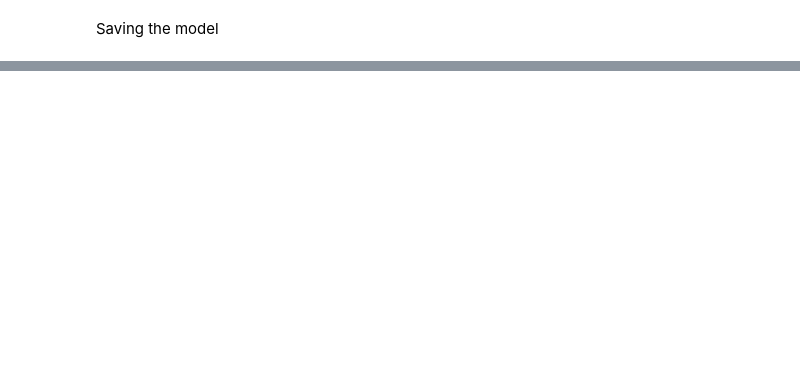
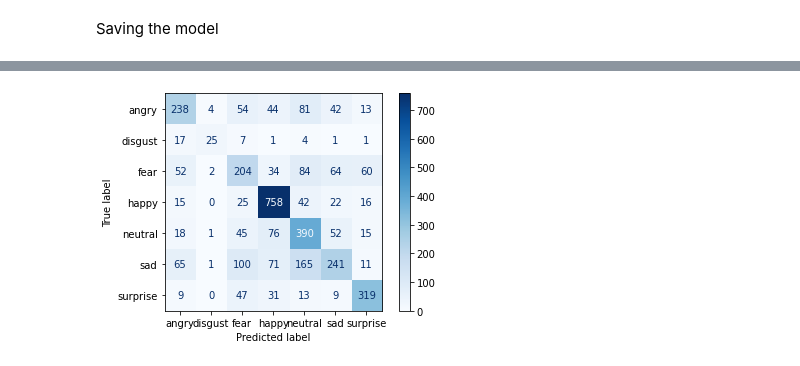
Before and after one commit to ahmedlaouar/face-emotion, a Jupyter notebook: face_emotion_model.ipynb, the cells around one changed output, grey strips where cells are left out. Cells and saved outputs as stored; diff of their text form; code cells hidden in the pictures; blank space fills up the shorter version.

```diff
--- a/face_emotion_model.ipynb
+++ b/face_emotion_model.ipynb
@@ -370,0 +379,7 @@ np.save("history", history.history)
+# %%
+from sklearn.metrics import classification_report
+y_pred = model.predict(data_test)
+labels_pred = np.argmax(y_pred, axis = 1)
+labels_testC = [dataset_Classes[i] for i in labels_test]
+labels_predC = [dataset_Classes[i] for i in labels_pred]
+print(classification_report(y_true=labels_testC, y_pred=labels_predC))
@@ -370,0 +400,8 @@ np.save("history", history.history)
+# %%
+from sklearn.metrics import confusion_matrix, ConfusionMatrixDisplay
+cm = confusion_matrix(labels_testC, labels_predC)
+disp = ConfusionMatrixDisplay(confusion_matrix=cm, display_labels=dataset_Classes)
+disp.plot(cmap=plt.cm.Blues)
+plt.show()
+# %% [output]
+[figure, added]
```
Also changed, not shown: parts of 3 cells of this notebook.
